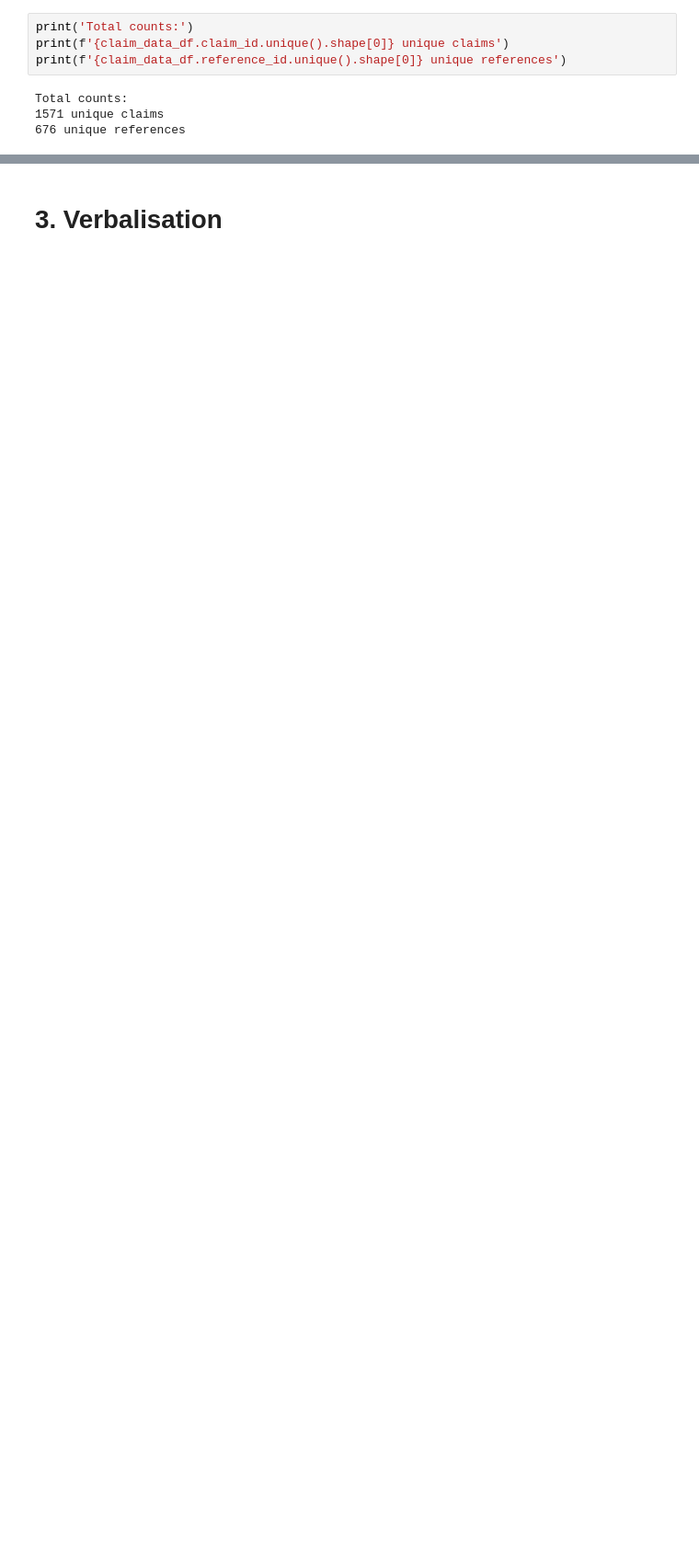
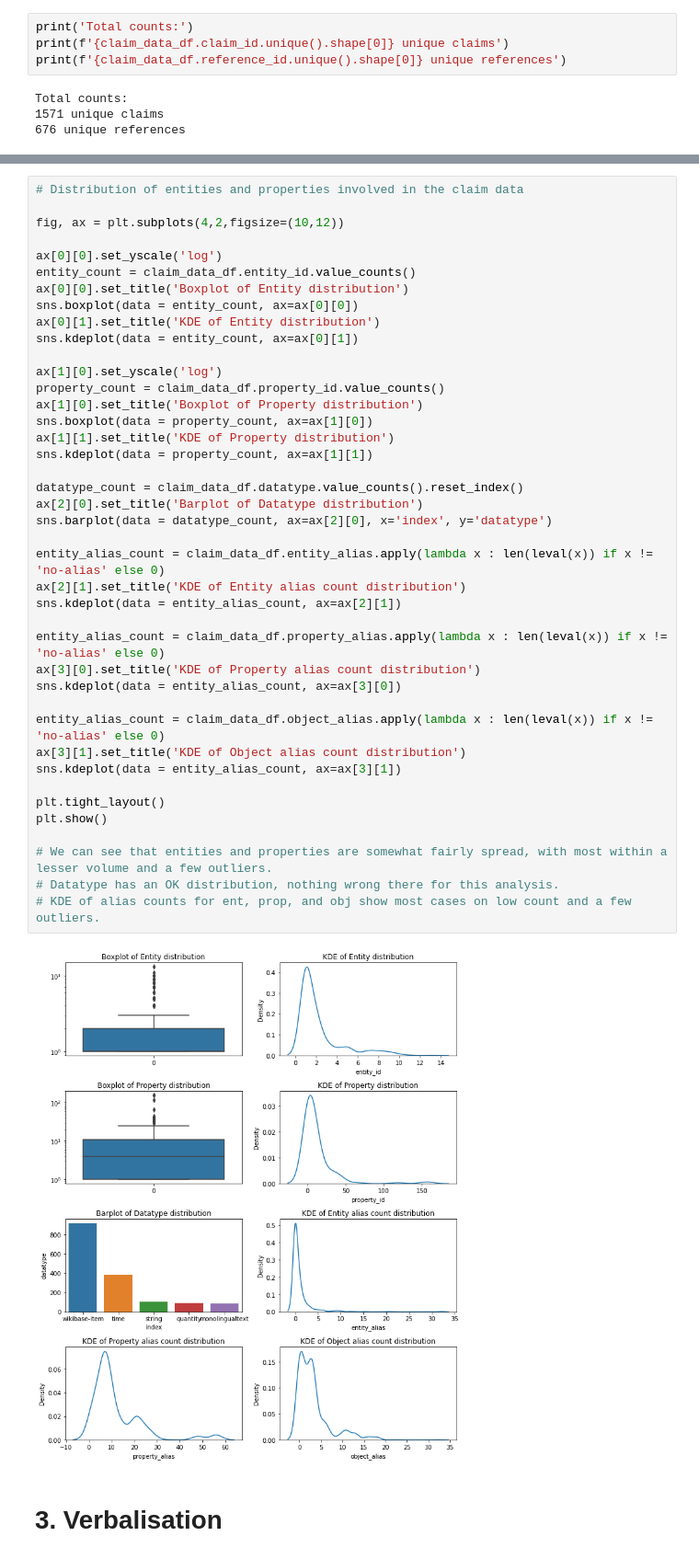
Before and after one commit to gabrielmaia7/RSP, a Jupyter notebook: support_classification_pipeline_test.ipynb, the cells around one changed output, grey strips where cells are left out. Shown: that part at 92% size. Saved outputs shown, nothing was run; the diff lists cells and outputs as text; blank space fills up the shorter version.

```diff
--- a/support_classification_pipeline_test.ipynb
+++ b/support_classification_pipeline_test.ipynb
@@ -111,3 +144,46 @@ plt.show()
+# %%
+# Distribution of entities and properties involved in the claim data
+
+fig, ax = plt.subplots(4,2,figsize=(10,12))
+
+ax[0][0].set_yscale('log')
+entity_count = claim_data_df.entity_id.value_counts()
+ax[0][0].set_title('Boxplot of Entity distribution')
+sns.boxplot(data = entity_count, ax=ax[0][0])
+ax[0][1].set_title('KDE of Entity distribution')
+sns.kdeplot(data = entity_count, ax=ax[0][1])
+
+ax[1][0].set_yscale('log')
+property_count = claim_data_df.property_id.value_counts()
+ax[1][0].set_title('Boxplot of Property distribution')
+sns.boxplot(data = property_count, ax=ax[1][0])
+ax[1][1].set_title('KDE of Property distribution')
+sns.kdeplot(data = property_count, ax=ax[1][1])
+
+datatype_count = claim_data_df.datatype.value_counts().reset_index()
+ax[2][0].set_title('Barplot of Datatype distribution')
+sns.barplot(data = datatype_count, ax=ax[2][0], x='index', y='datatype')
+
+entity_alias_count = claim_data_df.entity_alias.apply(lambda x : len(leval(x)) if x != 'no-alias' else 0)
+ax[2][1].set_title('KDE of Entity alias count distribution')
+sns.kdeplot(data = entity_alias_count, ax=ax[2][1])
+
+entity_alias_count = claim_data_df.property_alias.apply(lambda x : len(leval(x)) if x != 'no-alias' else 0)
+ax[3][0].set_title('KDE of Property alias count distribution')
+sns.kdeplot(data = entity_alias_count, ax=ax[3][0])
+
+entity_alias_count = claim_data_df.object_alias.apply(lambda x : len(leval(x)) if x != 'no-alias' else 0)
+ax[3][1].set_title('KDE of Object alias count distribution')
+sns.kdeplot(data = entity_alias_count, ax=ax[3][1])
+
+plt.tight_layout()
+plt.show()
+
+# We can see that entities and properties are somewhat fairly spread, with most within a lesser volume and a few outliers.
+# Datatype has an OK distribution, nothing wrong there for this analysis.
+# KDE of alias counts for ent, prop, and obj show most cases on low count and a few outliers.
+# %% [output]
+[figure, added]
 # %% [markdown]
 # 3. Verbalisation
 # %%
```
Also changed, not shown: parts of 31 cells of this notebook, 9 other files.
